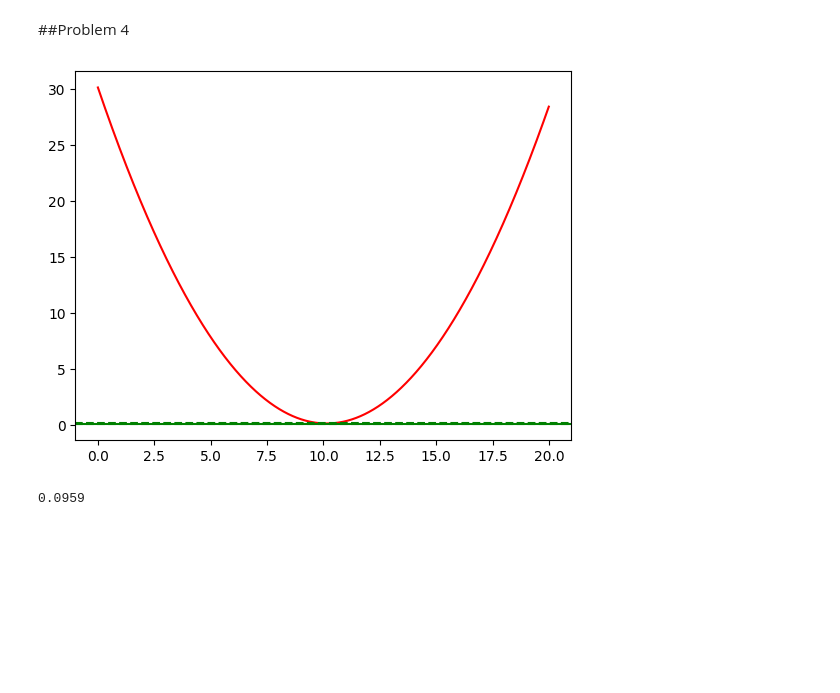
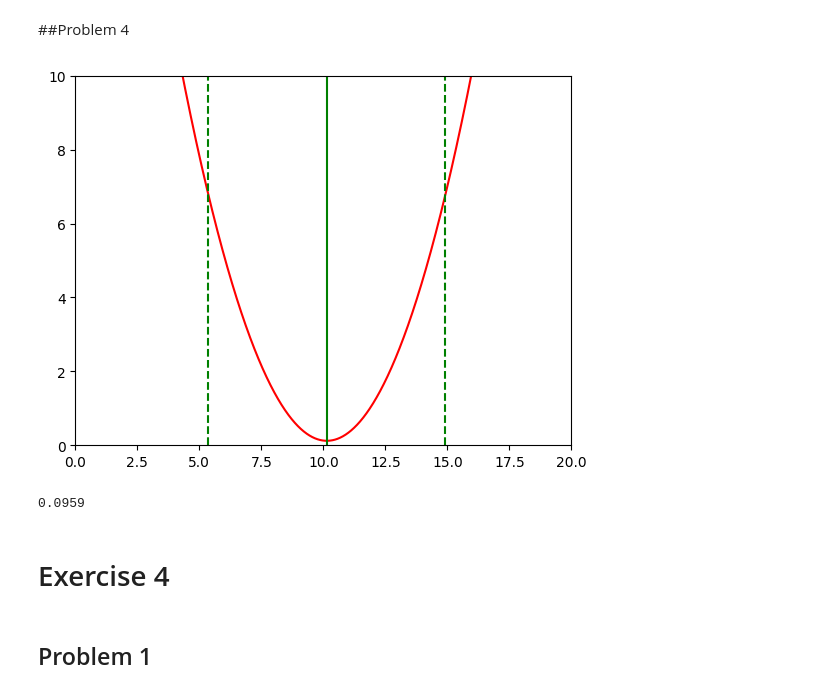
Before and after one commit to nebuus/Stat_methods, a Jupyter notebook: Statistical_methods_in_data_analysis_S2_S3.ipynb, the cells around one changed output. Saved outputs shown, nothing was run; the diff lists cells and outputs as text; code cells hidden in the pictures; blank space fills up the shorter version.

```diff
--- a/Statistical_methods_in_data_analysis_S2_S3.ipynb
+++ b/Statistical_methods_in_data_analysis_S2_S3.ipynb
@@ -272,17 +282,24 @@ I think that the graphical method would somewhat coverge to the analytical one i
 But i would also emphasize that linear fit method was by far the easiest, because i did not need to know anything to perform it
 # %% [markdown]
 ##Problem 4
+# %%
+theta_err_3 = np.sqrt(residuals_3)
+theta_plus_err = theta_min + theta_err_3
+theta_minus_err = theta_min - theta_err_3
 # %%
 plt.plot(thetas, chis, color='r')
-plt.axhline(y=mass_3,color='g')
-plt.axhline(y=mass_3-error_3,color='g', linestyle='dashed')
-plt.axhline(y=mass_3+error_3,color='g', linestyle='dashed')
+plt.axvline(x=theta_min,color='g')
+plt.axvline(x=theta_plus_err,color='g', linestyle='dashed')
+plt.axvline(x=theta_minus_err,color='g', linestyle='dashed')
+ax = plt.gca()
+ax.set_xlim([0, 20])
+ax.set_ylim([0, 10])
 #plt.fill_between(thetas, y=mass_3-error_3, y=mass_3+error_3)
 plt.show()
 #plt.ylabel('chi value') #for some reason i cant add labels
 #plt.xlabel('theta value')
 # %% [output]
-[figure, old version]
+[figure, new version]
 # %%
 # Cant remember what this was, but ill just leave it here
 m_ideal = 0
@@ -296,3 +313,7 @@ for x in potential_ms:
 print(m_ideal)
 # %% [output]
 0.0959
+# %% [markdown]
+# Exercise 4
+# %% [markdown]
+## Problem 1
```
Also changed, not shown: parts of 2 cells of this notebook.
